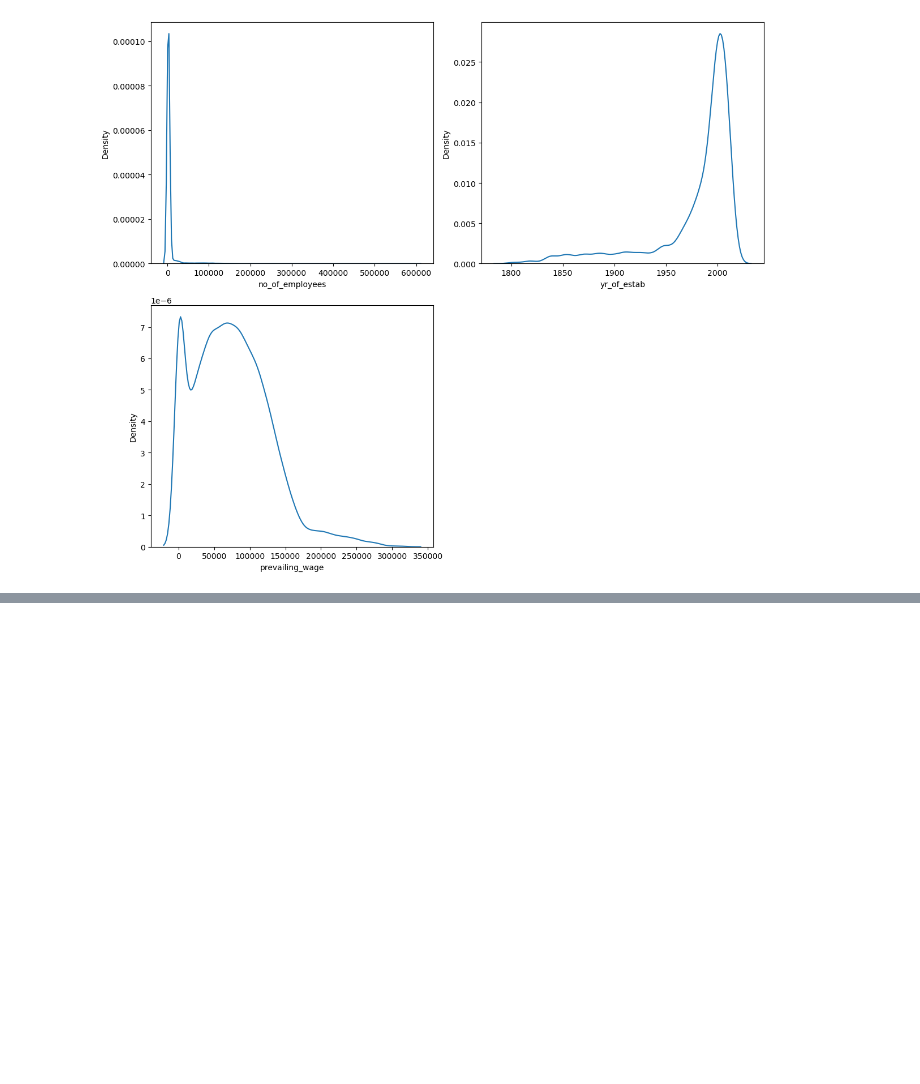
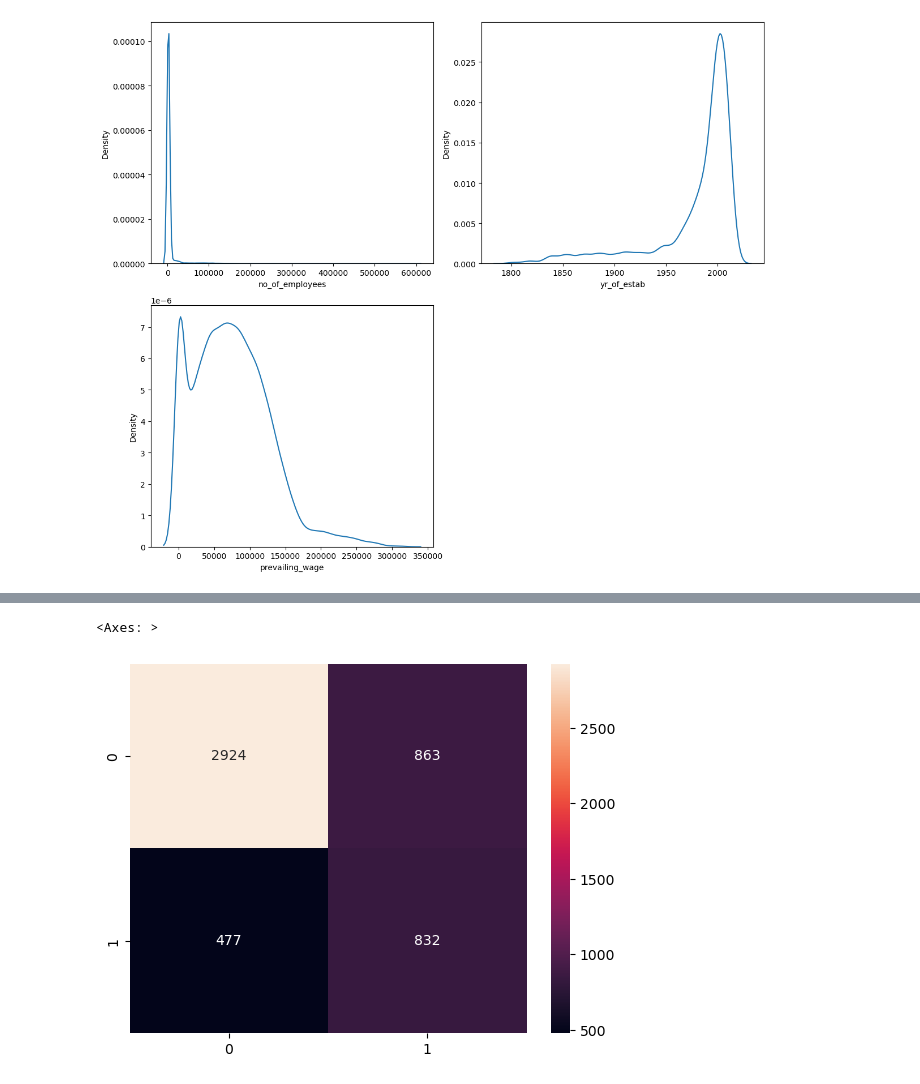
Before and after one commit to PARTHIBAN-007/Visa_Approval-MLOps, a Jupyter notebook: experiments/main.ipynb, the cells around one changed output, grey strips where cells are left out. Drawn from its saved outputs; the diff is of its cells as text; code cells hidden in the pictures; blank space fills up the shorter version.

```diff
--- a/experiments/main.ipynb
+++ b/experiments/main.ipynb
@@ -131,0 +165,15 @@ print(x_train.shape , x_test.shape , y_train.shape , y_test.shape)
+# %%
+from sklearn.ensemble import RandomForestClassifier
+
+dt = RandomForestClassifier(random_state=42,n_estimators=150,criterion="gini",max_depth=25)
+dt.fit(x_train,y_train)
+
+y_pred = dt.predict(x_test)
+
+from sklearn.metrics import confusion_matrix
+
+conn = confusion_matrix(y_pred,y_test)
+sns.heatmap(conn,annot = True,fmt=".0f")
+# %% [output]
+<Axes: >
+[figure, added]
```
Also changed, not shown: parts of 6 cells of this notebook.
